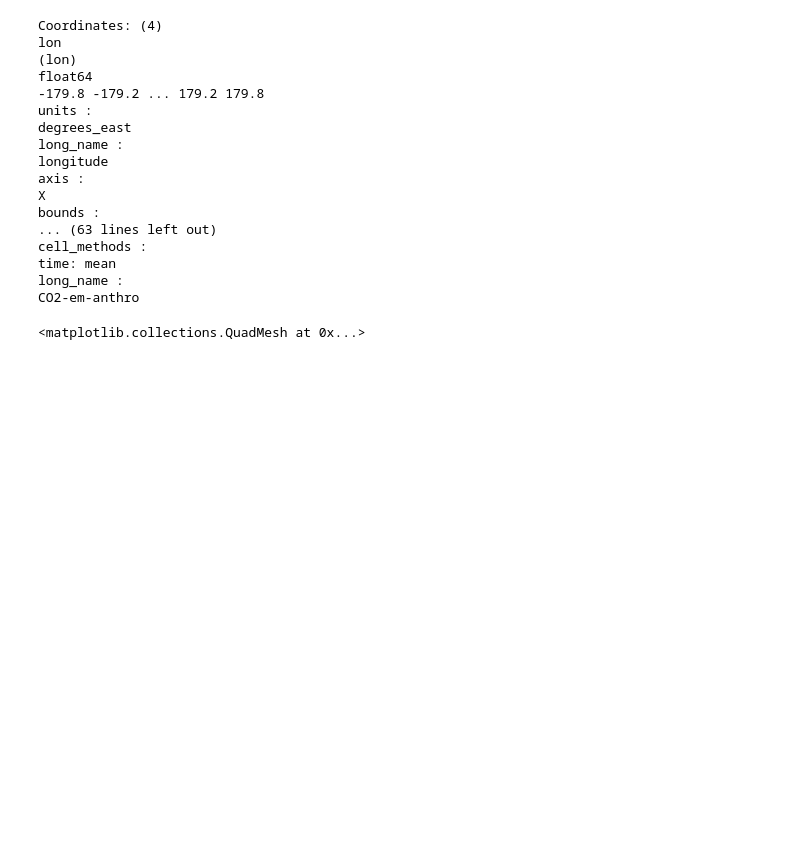
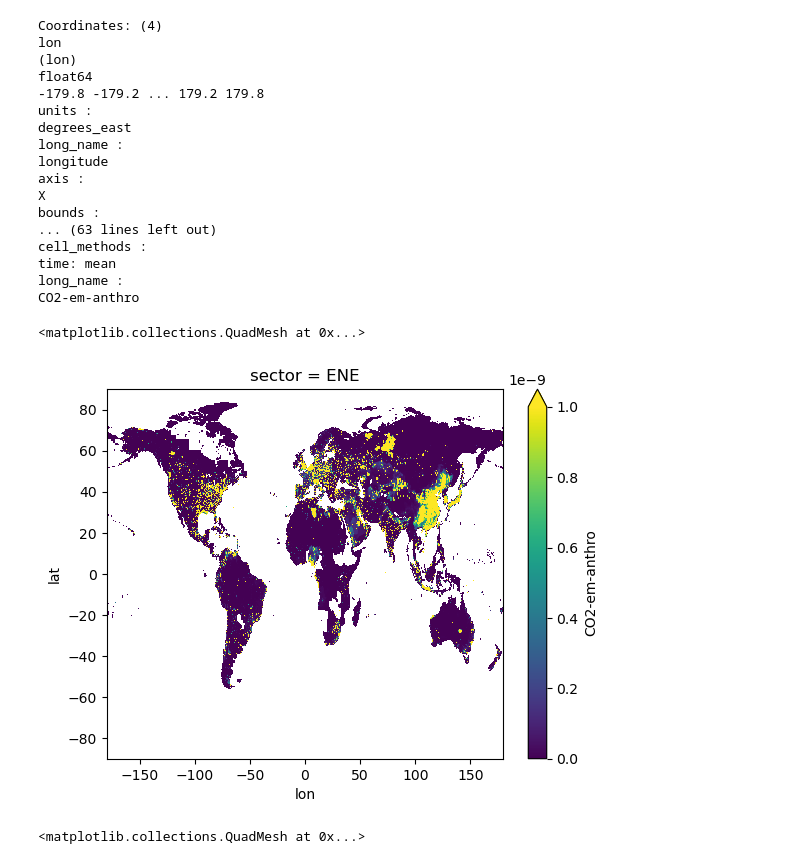
Before and after one commit to iiasa/aneris, a Jupyter notebook: notebooks/grid.ipynb, the cells around one changed output. Cells and saved outputs as stored; diff of their text form; code cells hidden in the pictures; blank space fills up the shorter version.

```diff
--- a/notebooks/grid.ipynb
+++ b/notebooks/grid.ipynb
@@ -142,6 +142,12 @@ cell_methods :
 time: mean
 long_name :
 CO2-em-anthro
+# %%
+da_exp = exp_raster.isel(time=slice(0, 12)).sel(sector="ENE").mean(dim="time").compute()
+xr.where(da_exp > 0, da_exp, np.nan).plot(vmax=1e-9)
+# %% [output]
+<matplotlib.collections.QuadMesh at 0x...>
+[figure, added]
 # %%
 def grid_diff(exp_raster, obs_raster, sector, relative=False):
     exp = exp_raster.isel(time=slice(0, 12)).sel(sector=sector).mean(dim="time")
```
Also changed, not shown: parts of 1 cell of this notebook.
